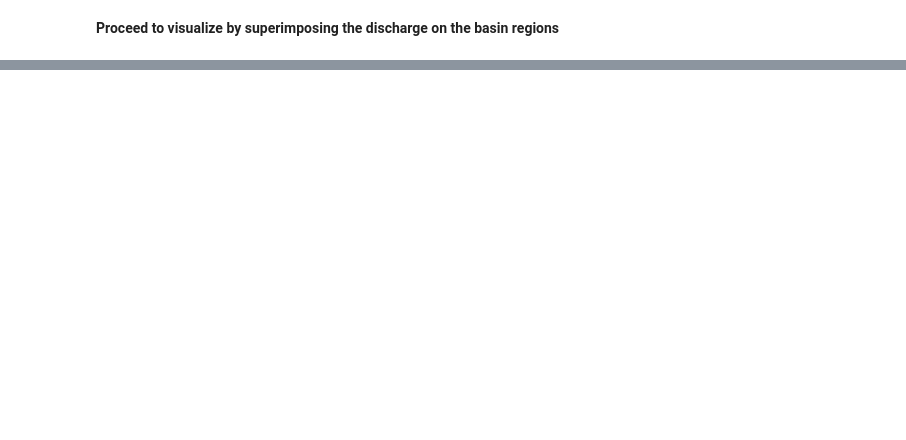
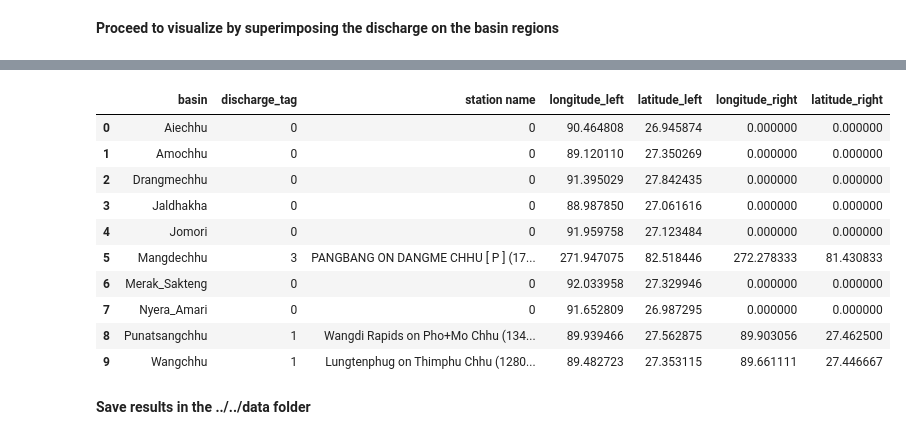
Before and after one commit to QingfangLiu/bhutan_climate_modeling, a Jupyter notebook: code/basin_border/bhutan_basin_boundary.ipynb, the cells around one changed output, grey strips where cells are left out. Drawn from its saved outputs; the diff is of its cells as text; code cells hidden in the pictures; blank space fills up the shorter version.

```diff
--- a/code/basin_border/bhutan_basin_boundary.ipynb
+++ b/code/basin_border/bhutan_basin_boundary.ipynb
@@ -446,0 +565,5 @@ plot_combined_basin_and_discharge(gdf_basin=gdf_wgs84, df_disch=df_discharge)
+# %%
+# massage mean flow with the points appended to it
+points = [Point(row["longitude"], row["latitude"]) for idx, row in mean_flow_df1.iterrows()]
+mean_flow_df1['point'] = points
+mean_flow_df1
@@ -446,0 +577,7 @@ plot_combined_basin_and_discharge(gdf_basin=gdf_wgs84, df_disch=df_discharge)
+# %%
+# find valid points by do an sjoin
+df_valid2 = gdf_wgs84.sjoin(gpd.GeoDataFrame(mean_flow_df1,
+    geometry=gpd.points_from_xy(mean_flow_df1["longitude"], mean_flow_df1["latitude"]), crs="epsg:4326"
+), how="left").assign(
+    discharge_tag=lambda d: (~d["index_right"].isna()).astype(int)
+)
@@ -446,0 +614,6 @@ plot_combined_basin_and_discharge(gdf_basin=gdf_wgs84, df_disch=df_discharge)
+# %%
+# rearrange columns
+cols = ['basin','station name','longitude_left', 'latitude_left', 'discharge_tag', 'index_right', 'longitude_right', 'latitude_right']
+df_rearranged = df_valid2[cols + [c for c in df_valid2.columns if c not in cols]]
+print(f"Final basin-discharge data shape: {df_rearranged.shape}")
+df_rearranged
@@ -446,0 +669,4 @@ plot_combined_basin_and_discharge(gdf_basin=gdf_wgs84, df_disch=df_discharge)
+# %%
+sel_cols = ['discharge_tag', 'station name', 'longitude_left', 'latitude_left', 'longitude_right', 'latitude_right']
+grouped_data = df_rearranged.groupby('basin')[sel_cols].sum()
+grouped_data
@@ -446,0 +686,17 @@ plot_combined_basin_and_discharge(gdf_basin=gdf_wgs84, df_disch=df_discharge)
+# %%
+final_output_v1 = grouped_data.reset_index()
+final_output_v1
+# %% [output]
+|  | basin | discharge_tag | station name | longitude_left | latitude_left | longitude_right | latitude_right |
+| 0 | Aiechhu | 0 | 0 | 90.464808 | 26.945874 | 0.000000 | 0.000000 |
+| 1 | Amochhu | 0 | 0 | 89.120110 | 27.350269 | 0.000000 | 0.000000 |
+| 2 | Drangmechhu | 0 | 0 | 91.395029 | 27.842435 | 0.000000 | 0.000000 |
+| 3 | Jaldhakha | 0 | 0 | 88.987850 | 27.061616 | 0.000000 | 0.000000 |
+| 4 | Jomori | 0 | 0 | 91.959758 | 27.123484 | 0.000000 | 0.000000 |
+| 5 | Mangdechhu | 3 | PANGBANG ON DANGME CHHU [ P ] (17... | 271.947075 | 82.518446 | 272.278333 | 81.430833 |
+| 6 | Merak_Sakteng | 0 | 0 | 92.033958 | 27.329946 | 0.000000 | 0.000000 |
+| 7 | Nyera_Amari | 0 | 0 | 91.652809 | 26.987295 | 0.000000 | 0.000000 |
+| 8 | Punatsangchhu | 1 | Wangdi Rapids on Pho+Mo Chhu (134... | 89.939466 | 27.562875 | 89.903056 | 27.462500 |
+| 9 | Wangchhu | 1 | Lungtenphug on Thimphu Chhu (1280... | 89.482723 | 27.353115 | 89.661111 | 27.446667 |
+# %% [markdown]
+**Save results in the ../../data folder**
```
Also changed, not shown: parts of 46 cells of this notebook, 11 other files.
